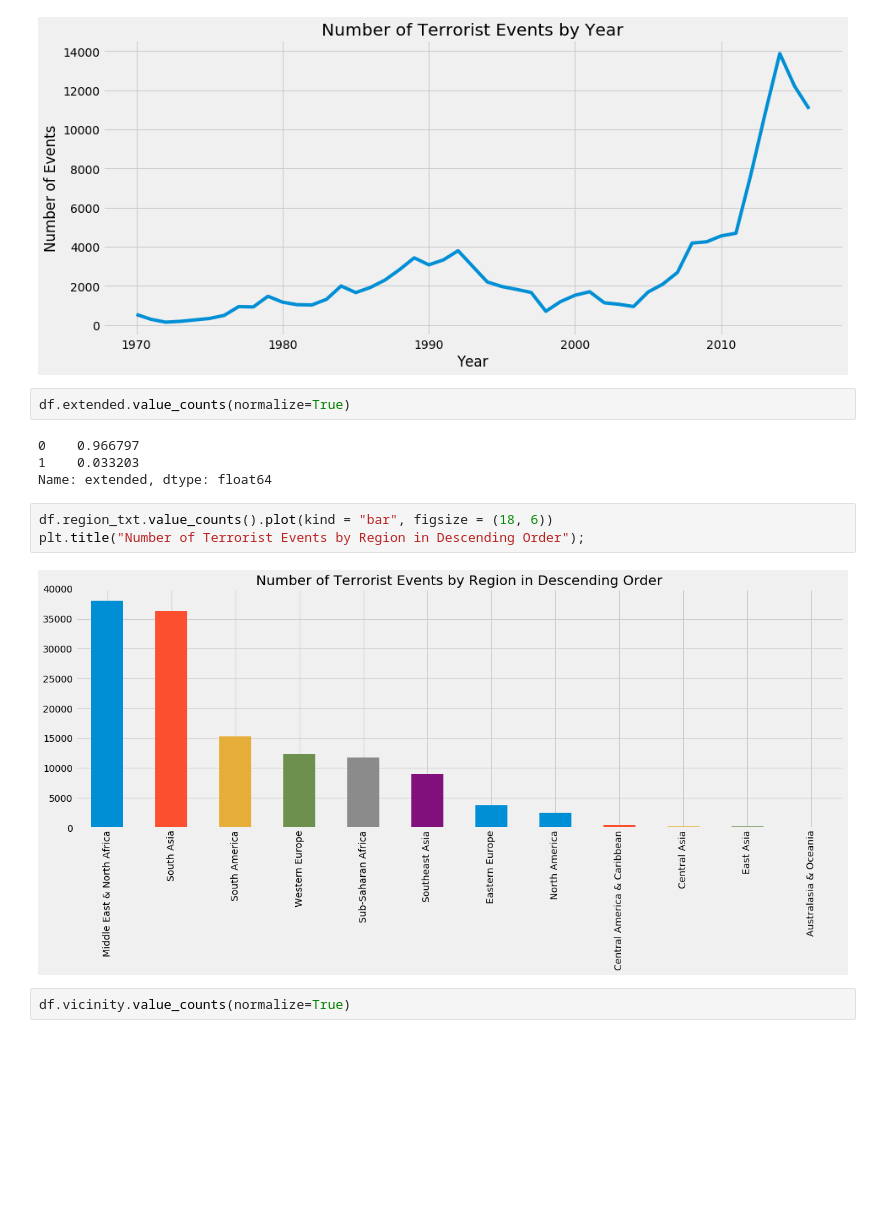
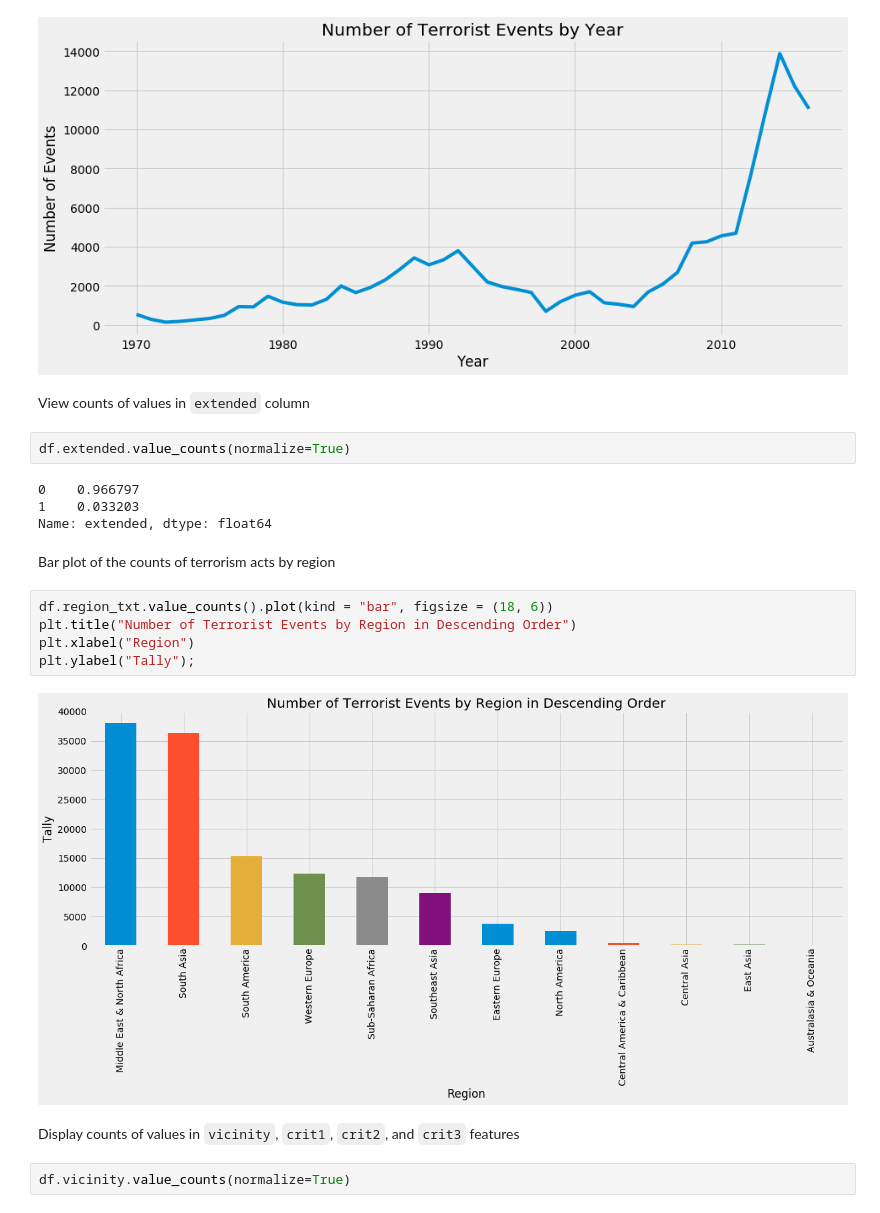
Before and after one commit to GeorgeMcIntire/fellow_ai_submission, a Jupyter notebook: Feature Engineering_EDA_Modeling.ipynb, the cells around one changed output. Saved outputs shown, nothing was run; the diff lists cells and outputs as text; blank space fills up the shorter version.

```diff
--- a/Feature Engineering_EDA_Modeling.ipynb
+++ b/Feature Engineering_EDA_Modeling.ipynb
@@ -57,17 +77,25 @@ plt.ylabel("Number of Events")
 # %% [output]
 Text(0,0.5,'Number of Events')
 [figure]
+# %% [markdown]
+View counts of values in `extended` column
 # %%
 df.extended.value_counts(normalize=True)
 # %% [output]
 0    0.966797
 1    0.033203
 Name: extended, dtype: float64
+# %% [markdown]
+Bar plot of the counts of terrorism acts by region
 # %%
 df.region_txt.value_counts().plot(kind = "bar", figsize = (18, 6))
-plt.title("Number of Terrorist Events by Region in Descending Order");
+plt.title("Number of Terrorist Events by Region in Descending Order")
+plt.xlabel("Region")
+plt.ylabel("Tally");
 # %% [output]
-[figure, old version]
+[figure, new version]
+# %% [markdown]
+Display counts of values in `vicinity`, `crit1`, `crit2`, and  `crit3` features
 # %%
 df.vicinity.value_counts(normalize=True)
 # %% [output]
```
Also changed, not shown: parts of 125 cells of this notebook.
